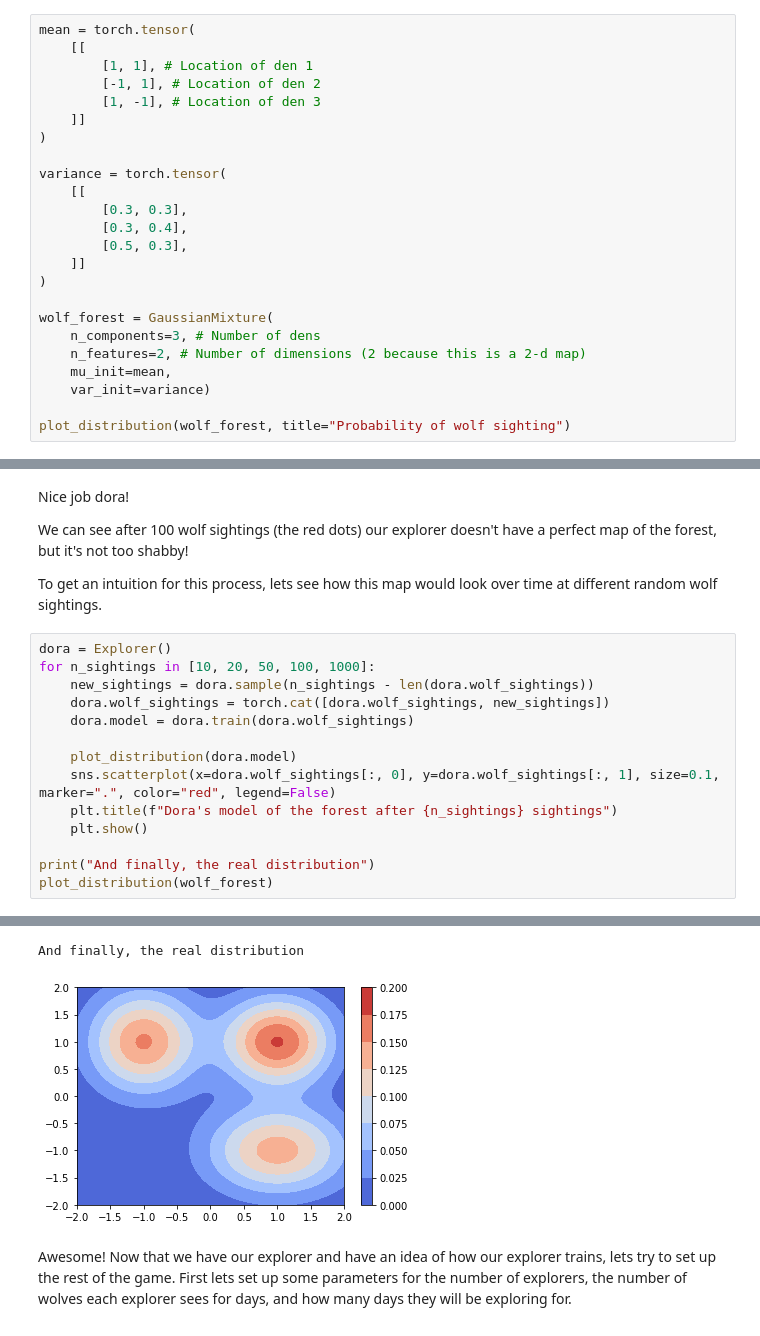
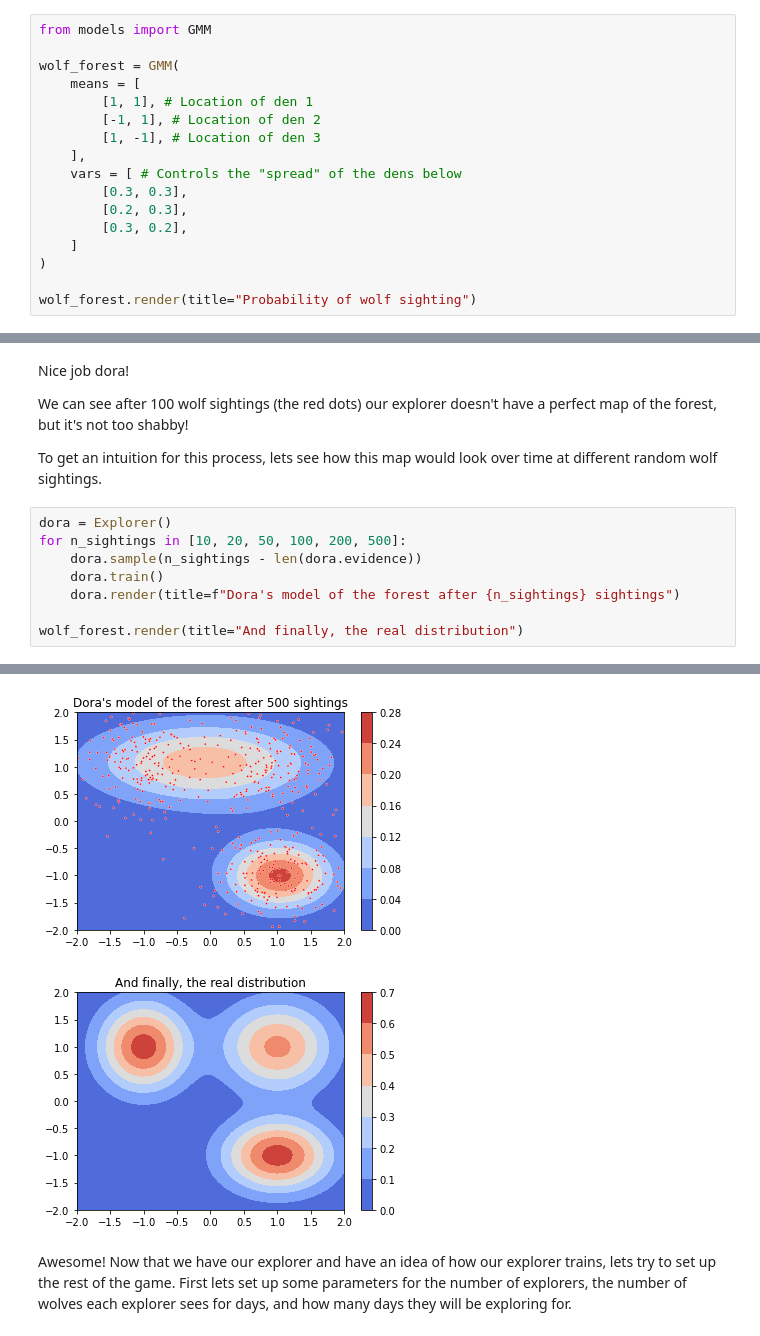
Before and after one commit to Aidankeogh/truth_graph, a Jupyter notebook: sprint_1_wolf_forest.ipynb, the cells around one changed output, grey strips where cells are left out. Saved outputs shown, nothing was run; the diff lists cells and outputs as text.

```diff
--- a/sprint_1_wolf_forest.ipynb
+++ b/sprint_1_wolf_forest.ipynb
@@ -42,27 +42,20 @@ Lets define and plot an example forest below!
 
 I'm going to have 3 dens, at locations (1, 1), (-1, 1), and (1, -1).
 # %%
-mean = torch.tensor(
-    [[
+from models import GMM
+
+wolf_forest = GMM(
+    means = [
         [1, 1], # Location of den 1
         [-1, 1], # Location of den 2
         [1, -1], # Location of den 3
-    ]]
+    ],
+    vars = [ # Controls the "spread" of the dens below
+        [0.3, 0.3],
+        [0.2, 0.3],
+        [0.3, 0.2],
+    ]
 )
 
-variance = torch.tensor(
-    [[
-        [0.3, 0.3],
-        [0.3, 0.4],
-        [0.5, 0.3],
-    ]]
-)
-
-wolf_forest = GaussianMixture(
-    n_components=3, # Number of dens
-    n_features=2, # Number of dimensions (2 because this is a 2-d map)
-    mu_init=mean,
-    var_init=variance)
-
-plot_distribution(wolf_forest, title="Probability of wolf sighting")
+wolf_forest.render(title="Probability of wolf sighting")
 # %% [output]
@@ -112,16 +111,10 @@ We can see after 100 wolf sightings (the red dots) our explorer doesn't have a p
 To get an intuition for this process, lets see how this map would look over time at different random wolf sightings.
 # %%
 dora = Explorer()
-for n_sightings in [10, 20, 50, 100, 1000]:
-    new_sightings = dora.sample(n_sightings - len(dora.wolf_sightings))
-    dora.wolf_sightings = torch.cat([dora.wolf_sightings, new_sightings])
-    dora.model = dora.train(dora.wolf_sightings)
+for n_sightings in [10, 20, 50, 100, 200, 500]:
+    dora.sample(n_sightings - len(dora.evidence))
+    dora.train()
+    dora.render(title=f"Dora's model of the forest after {n_sightings} sightings")
 
-    plot_distribution(dora.model)
-    sns.scatterplot(x=dora.wolf_sightings[:, 0], y=dora.wolf_sightings[:, 1], size=0.1, marker=".", color="red", legend=False)
-    plt.title(f"Dora's model of the forest after {n_sightings} sightings")
-    plt.show()
-
-print("And finally, the real distribution")
-plot_distribution(wolf_forest)
+wolf_forest.render(title="And finally, the real distribution")
 # %% [output]
@@ -133,5 +126,5 @@ plot_distribution(wolf_forest)
-And finally, the real distribution
-[figure, old version]
+[figure, new version]
+[figure, added]
 # %% [markdown]
 Awesome! Now that we have our explorer and have an idea of how our explorer trains, lets try to set up the rest of the game. First lets set up some parameters for the number of explorers, the number of wolves each explorer sees for days, and how many days they will be exploring for.
 # %%
```
Also changed, not shown: parts of 10 cells of this notebook, 26 other files.
